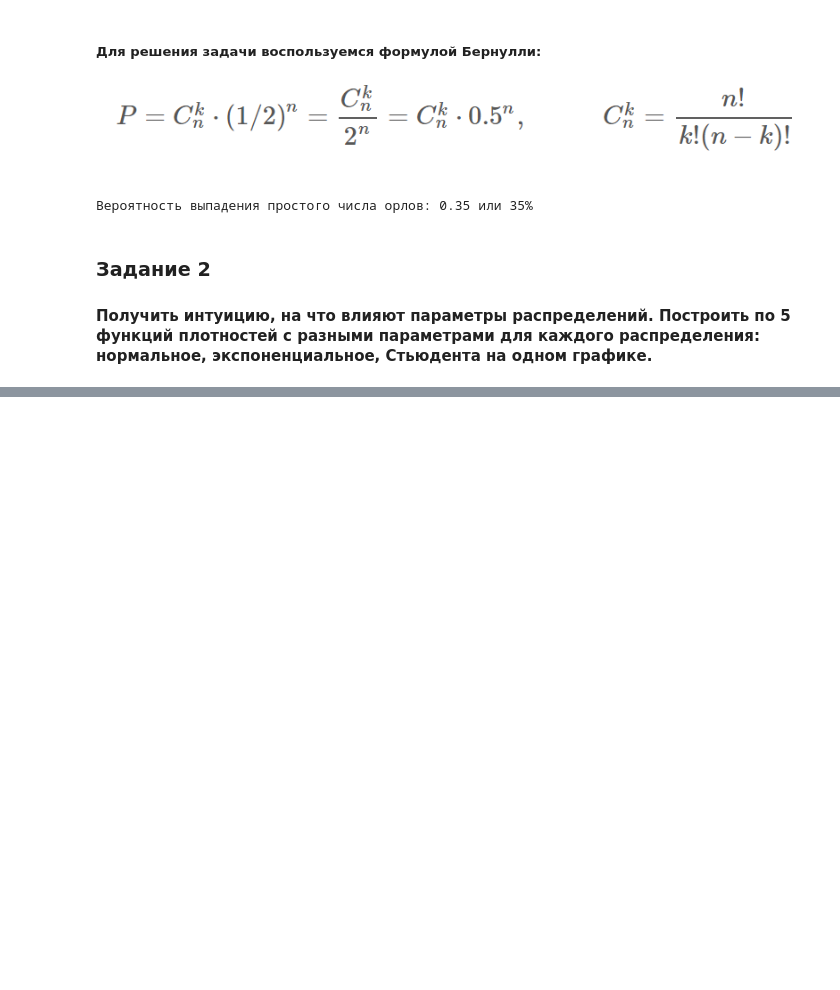
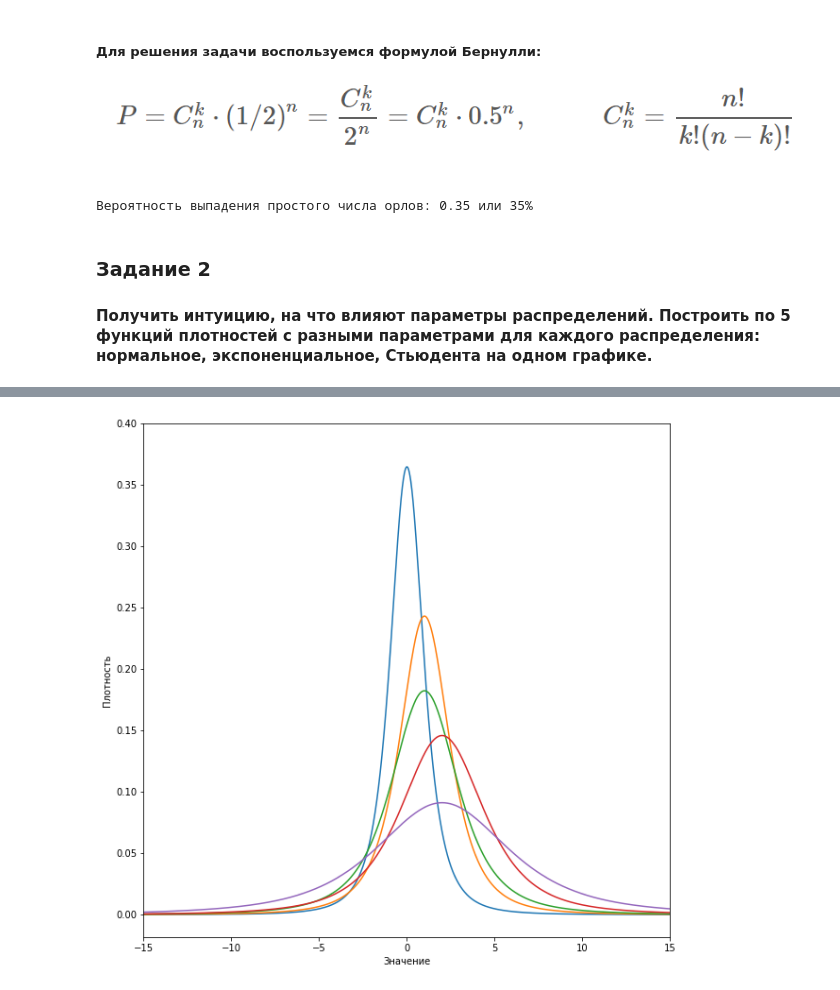
Before and after one commit to natkhosh/pyda_homeworks, a Jupyter notebook: 05_Maths_for_Data_Science/HW8_theory_of_probability.ipynb, the cells around one changed output, grey strips where cells are left out. Drawn from its saved outputs; the diff is of its cells as text; code cells hidden in the pictures; blank space fills up the shorter version.

```diff
--- a/05_Maths_for_Data_Science/HW8_theory_of_probability.ipynb
+++ b/05_Maths_for_Data_Science/HW8_theory_of_probability.ipynb
@@ -85,0 +87,26 @@ h_f3_5 = plt.hist(f3_5, bins=100, density=True)
+# %%
+xmin = -15
+xmax = 15
+ymax = 0.4
+
+x = np.linspace(xmin, xmax, num=300000)
+# %%
+# t.pdf(x, df, loc, scale)
+
+plt.figure(figsize=(10,10))
+
+stat.t
+
+plt.plot(x, stat.t.pdf(x, df = 2.74, loc=0, scale=1.0))
+plt.plot(x, stat.t.pdf(x, df = 2.74, loc=1, scale=1.5))
+plt.plot(x, stat.t.pdf(x, df = 2.74, loc=1, scale=2.0))
+plt.plot(x, stat.t.pdf(x, df = 2.74, loc=2, scale=2.5))
+plt.plot(x, stat.t.pdf(x, df = 2.74, loc=2, scale=4.0))
+
+plt.xlabel('Значение')
+plt.ylabel('Плотность')
+plt.xlim((xmin, xmax))
+plt.ylim((None, ymax))
+plt.show()
+# %% [output]
+[figure, added]
```
Also changed, not shown: parts of 20 cells of this notebook.
